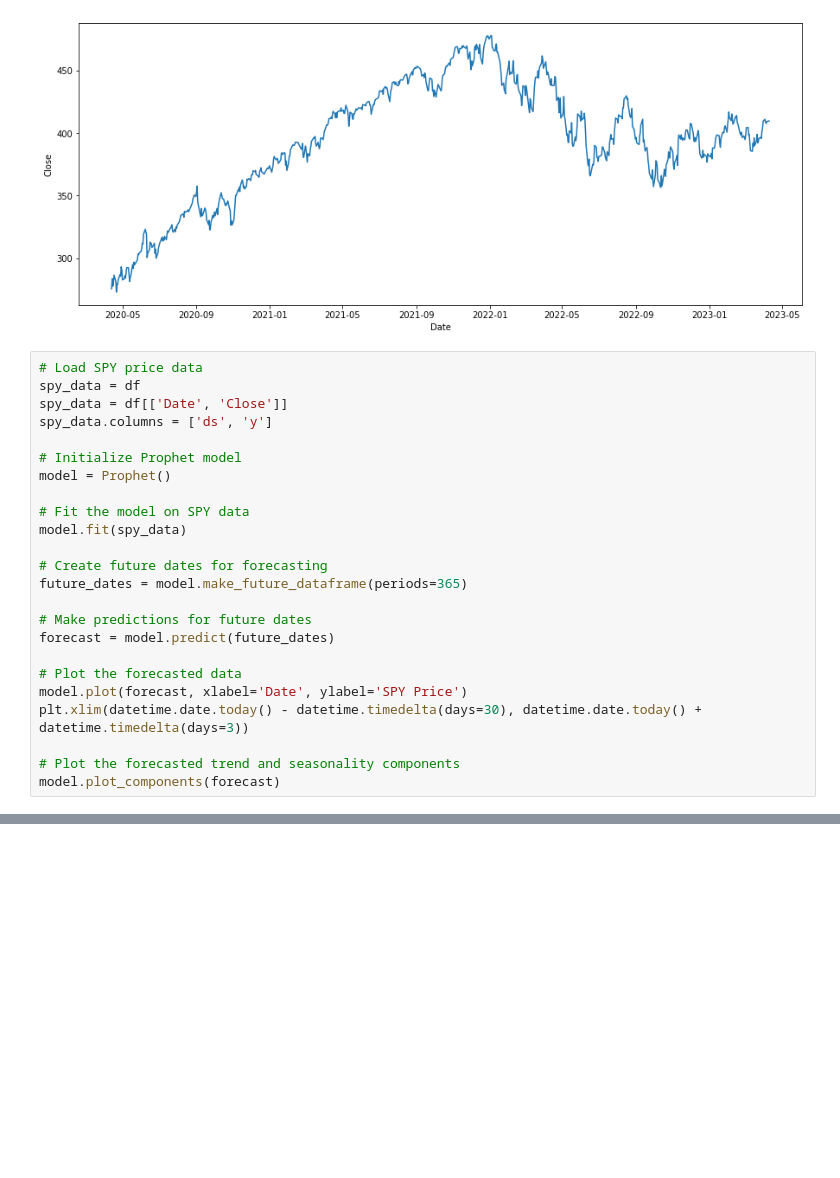
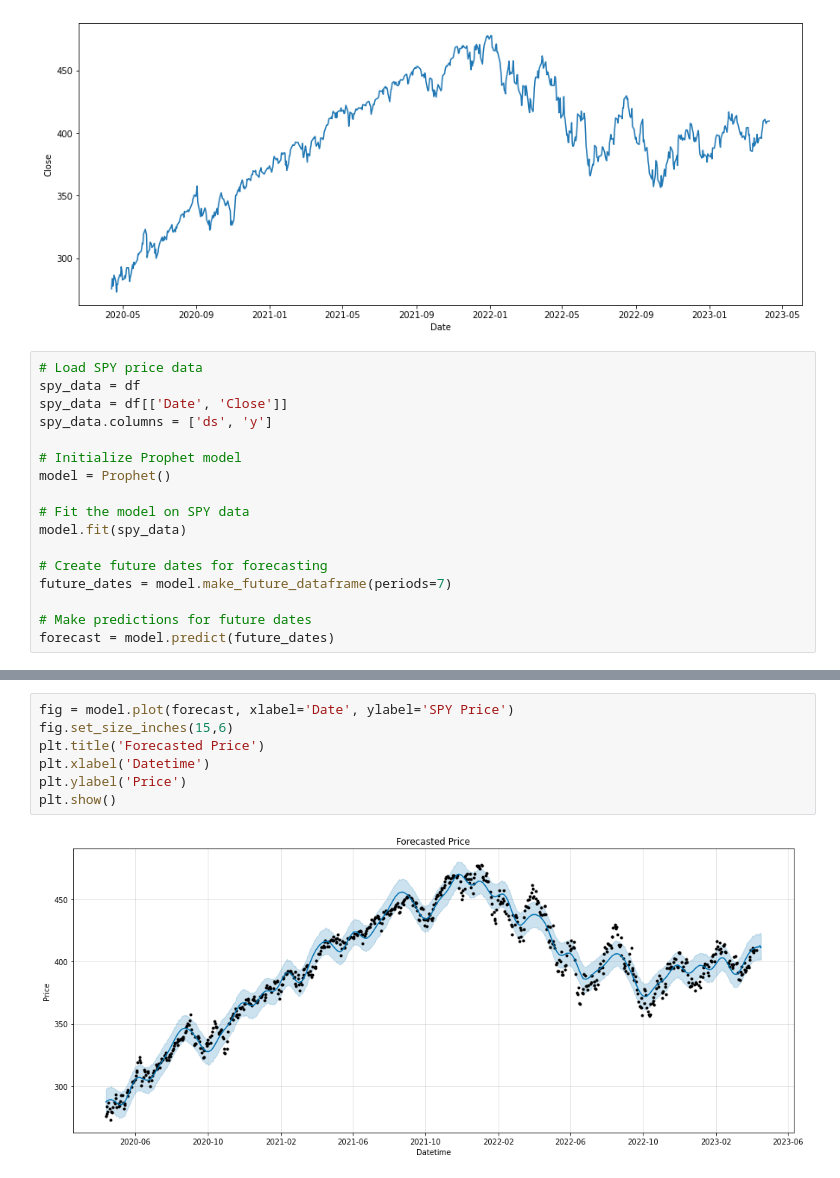
Before and after one commit to woonsupkim/Sentiment_SNP, a Jupyter notebook: SPY_Track.ipynb, the cells around one changed output, grey strips where cells are left out. Cells and saved outputs as stored; diff of their text form; blank space fills up the shorter version.

```diff
--- a/SPY_Track.ipynb
+++ b/SPY_Track.ipynb
@@ -78,15 +79,8 @@ model = Prophet()
 model.fit(spy_data)
 
 # Create future dates for forecasting
-future_dates = model.make_future_dataframe(periods=365)
+future_dates = model.make_future_dataframe(periods=7)
 
 # Make predictions for future dates
 forecast = model.predict(future_dates)
-
-# Plot the forecasted data
-model.plot(forecast, xlabel='Date', ylabel='SPY Price')
-plt.xlim(datetime.date.today() - datetime.timedelta(days=30), datetime.date.today() + datetime.timedelta(days=3))
-
-# Plot the forecasted trend and seasonality components
-model.plot_components(forecast)
 # %% [output]
@@ -97,0 +89,9 @@ model.plot_components(forecast)
+# %%
+fig = model.plot(forecast, xlabel='Date', ylabel='SPY Price')
+fig.set_size_inches(15,6)
+plt.title('Forecasted Price')
+plt.xlabel('Datetime')
+plt.ylabel('Price')
+plt.show()
+# %% [output]
+[figure, added]
```
Also changed, not shown: parts of 5 cells of this notebook.
